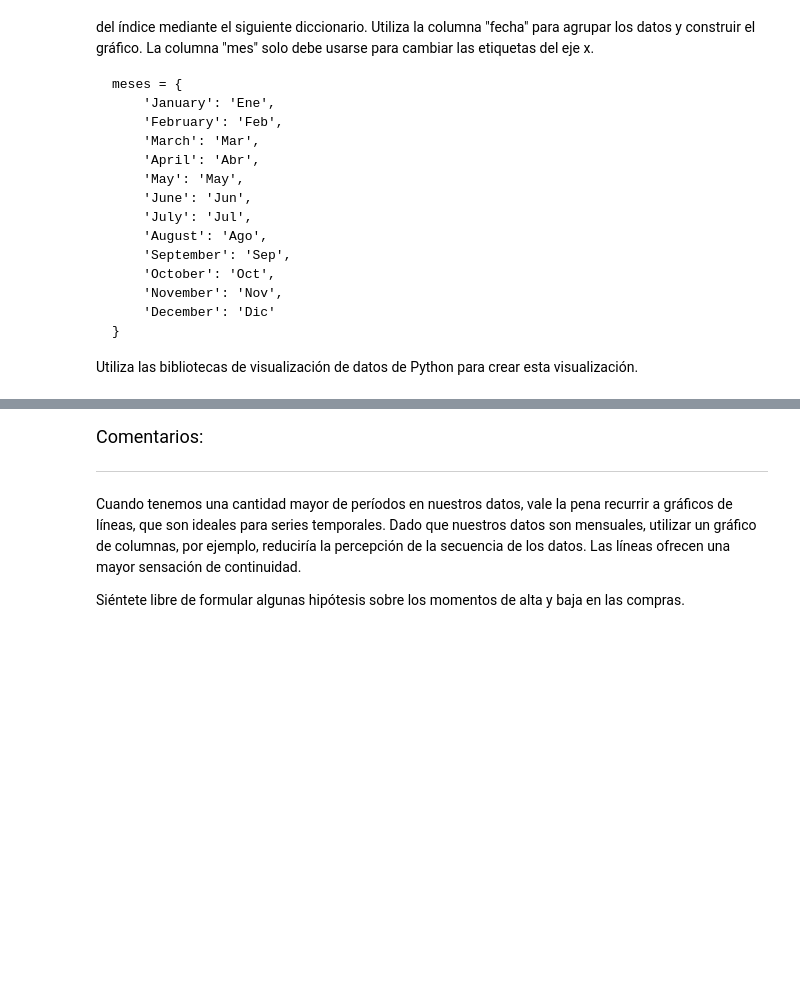
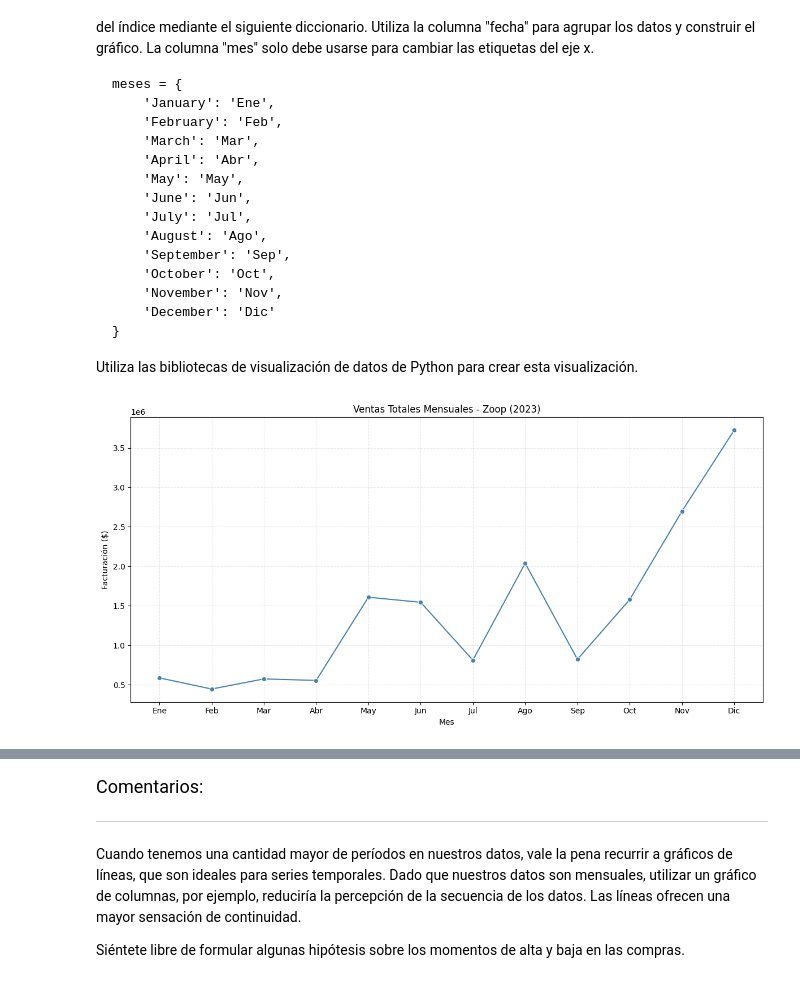
Before and after one commit to smringdesigns/IA_aplicada_a_ciencia_de_datos, a Jupyter notebook: IA_aplicada_a_ciencia_de_datos.ipynb, the cells around one changed output, grey strips where cells are left out. Saved outputs shown, nothing was run; the diff lists cells and outputs as text; code cells hidden in the pictures; blank space fills up the shorter version.

```diff
--- a/IA_aplicada_a_ciencia_de_datos.ipynb
+++ b/IA_aplicada_a_ciencia_de_datos.ipynb
@@ -647,3 +671,45 @@ meses = {
 
 
 Utiliza las bibliotecas de visualización de datos de Python para crear esta visualización.
+# %%
+# 1. Asegurarse de que la columna fecha está en formato datetime
+df['fecha'] = pd.to_datetime(df['fecha'])
+
+# 2. Agrupar por mes y sumar la facturación
+ventas_mensuales = df.groupby(df['fecha'].dt.month_name())['facturacion'].sum().reset_index()
+
+# 3. Diccionario para traducir los nombres de los meses
+meses = {
+    'January': 'Ene',
+    'February': 'Feb',
+    'March': 'Mar',
+    'April': 'Abr',
+    'May': 'May',
+    'June': 'Jun',
+    'July': 'Jul',
+    'August': 'Ago',
+    'September': 'Sep',
+    'October': 'Oct',
+    'November': 'Nov',
+    'December': 'Dic'
+}
+
+# 4. Agregar columna "mes" con nombres traducidos
+ventas_mensuales['mes'] = ventas_mensuales['fecha'].map(meses)
+
+# 5. Crear orden correcto de los meses
+orden_meses = ['Ene', 'Feb', 'Mar', 'Abr', 'May', 'Jun', 'Jul', 'Ago', 'Sep', 'Oct', 'Nov', 'Dic']
+ventas_mensuales['mes'] = pd.Categorical(ventas_mensuales['mes'], categories=orden_meses, ordered=True)
+ventas_mensuales = ventas_mensuales.sort_values('mes')
+
+# 6. Visualización
+plt.figure(figsize=(12,6))
+sns.lineplot(data=ventas_mensuales, x='mes', y='facturacion', marker='o', color='steelblue')
+plt.title('Ventas Totales Mensuales - Zoop (2023)')
+plt.xlabel('Mes')
+plt.ylabel('Facturación ($)')
+plt.grid(True, linestyle='--', alpha=0.3)
+plt.tight_layout()
+plt.show()
+# %% [output]
+[figure, added]
```
Also changed, not shown: parts of 3 cells of this notebook.
